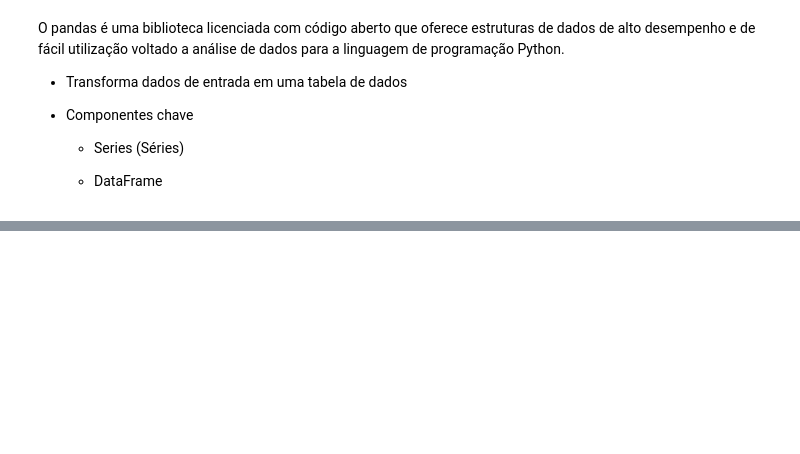
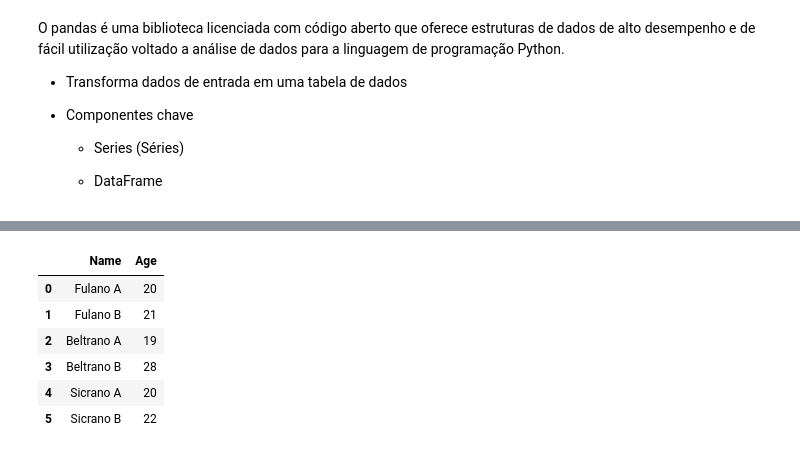
Before and after one commit to romulovieira777/Analise_Exploratoria_de_Dados_com_Python, a Jupyter notebook: Modulo_01_Introducao/Python_Code/01_Analise_Exploratoria_de_Dados.ipynb, the cells around one changed output, grey strips where cells are left out. Cells and saved outputs as stored; diff of their text form; code cells hidden in the pictures; blank space fills up the shorter version.

```diff
--- a/Modulo_01_Introducao/Python_Code/01_Analise_Exploratoria_de_Dados.ipynb
+++ b/Modulo_01_Introducao/Python_Code/01_Analise_Exploratoria_de_Dados.ipynb
@@ -105,0 +427,16 @@ O pandas é uma biblioteca licenciada com código aberto que oferece estruturas
+# %%
+data = {
+    'Name': ['Fulano A', 'Fulano B', 'Beltrano A', 'Beltrano B', 'Sicrano A', 'Sicrano B'],
+    'Age': [20, 21, 19, 28, 20, 22]
+}
+
+df = pd.DataFrame(data)
+df
+# %% [output]
+|  | Name | Age |
+| 0 | Fulano A | 20 |
+| 1 | Fulano B | 21 |
+| 2 | Beltrano A | 19 |
+| 3 | Beltrano B | 28 |
+| 4 | Sicrano A | 20 |
+| 5 | Sicrano B | 22 |
```
Also changed, not shown: parts of 46 cells of this notebook.
